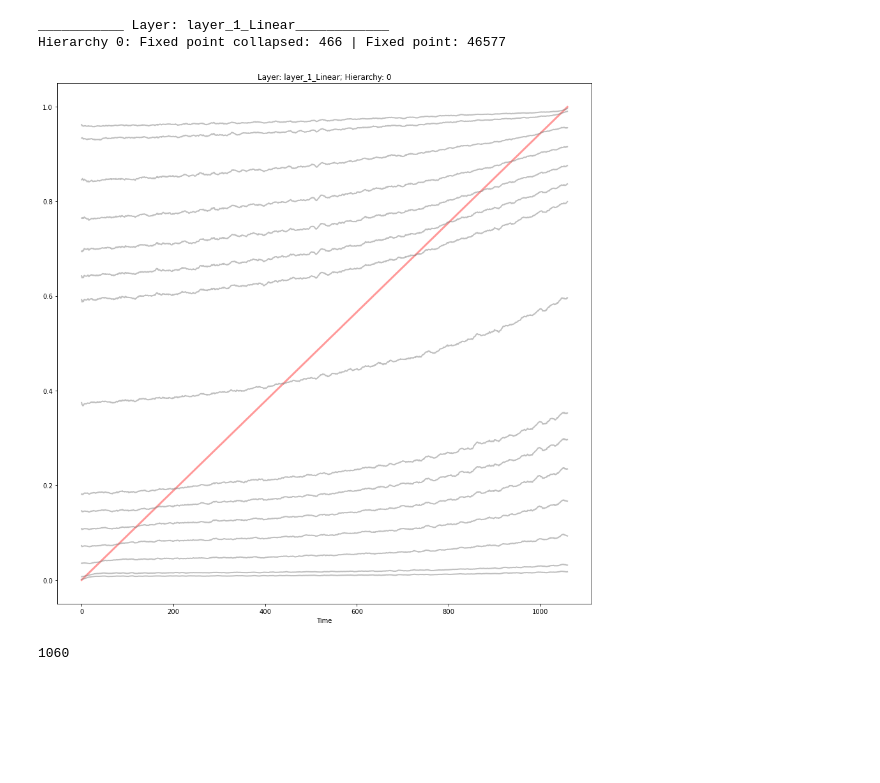
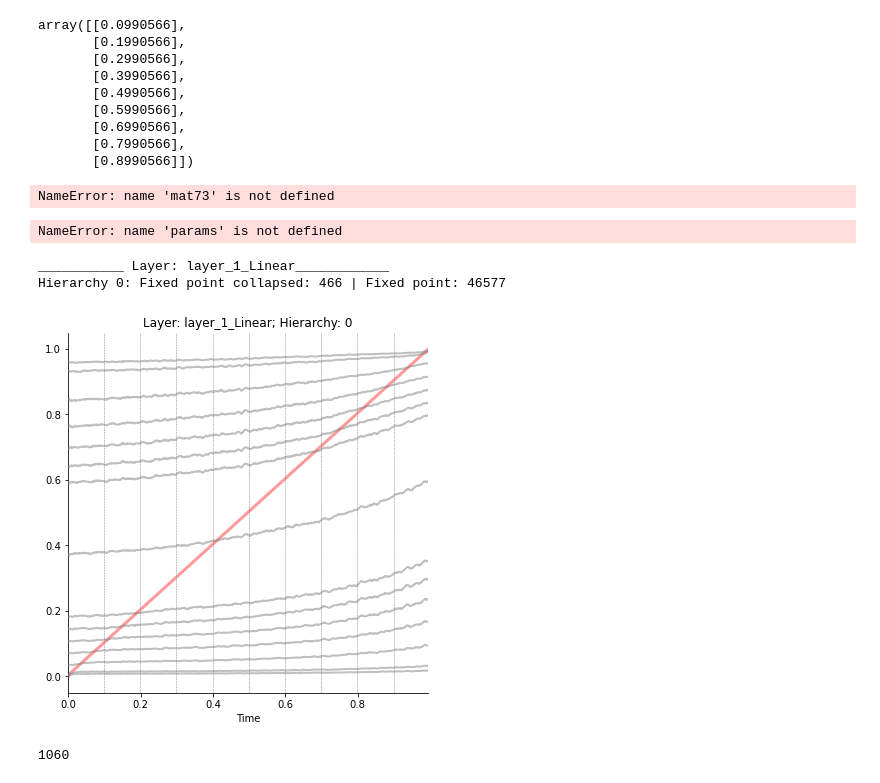
Before and after one commit to eghbalhosseini/neural_manifolds, a Jupyter notebook: KNN_analysis_func_standardize_eh_edit.ipynb, the cells around one changed output. Drawn from its saved outputs; the diff is of its cells as text; code cells hidden in the pictures; blank space fills up the shorter version.

```diff
--- a/KNN_analysis_func_standardize_eh_edit.ipynb
+++ b/KNN_analysis_func_standardize_eh_edit.ipynb
@@ -43,3 +66,51 @@ if load_d:
+# %%
+hier_accu=[hier_accu[x] for x in fixed_idx]
+accuracies=np.stack([x[2] for x in hier_accu])
+batches=np.stack([x[1] for x in hier_accu])
+epochs=np.stack([x[0] for x in hier_accu])
+epoch_factor=1e3*np.ceil(np.max(batches)/1e3)
+epoch_batch=epoch_factor*epochs+batches
+# %%
+x_bar= np.arange(len(batches))/len(batches)
+epoch_bar=np.argwhere(np.diff(epochs))/(len(batches))
+epoch_bar
+# %% [output]
+array([[0.0990566],
+       [0.1990566],
+       [0.2990566],
+       [0.3990566],
+       [0.4990566],
+       [0.5990566],
+       [0.6990566],
+       [0.7990566],
+       [0.8990566]])
+# %%
+# load mftma files
+data_=pickle.load(open(os.path.join(analyze_dir,analyze_identifier,model_identifier,train_identifier, f'{model_identifier}_cosine_center_covar_pooled_v3.pkl'), 'rb'))
+
+covar_res=data_['center_covar_results']
+#if not os.path.exists(os.path.join(result_dir,analyze_identifier,model_identifier)):
+#        os.makedirs(os.path.join(result_dir,analyze_identifier,model_identifier))
+temp=[np.asarray([x['seq'] for x in covar_res[y]]) for y in covar_res.keys()]
+y=temp[0]
+for k in temp:
+    y=np.intersect1d(y,k)
+l_num=1
+mftma_epochs=[np.asarray([x['epoch'] for x in covar_res[y]]) for y in covar_res.keys()]
+mftma_batch=[np.asarray([x['batch'] for x in covar_res[y]]) for y in covar_res.keys()]
+layer_data=covar_res['layer_1_Linear']
+layer_mftma=[x['center_covar'] for x in layer_data]
+mftma_epoch_batch=epoch_factor*np.array(mftma_epochs[l_num])+np.array(mftma_batch[l_num])
+array_correspondance=[np.argwhere(x==epoch_batch) for x in mftma_epoch_batch]
+params = train_pool[model_identifier]()
+params.load_dataset()
+transfo_mat=params.dataset.transformation_mats
+# %% [output]
+NameError: name 'mat73' is not defined
+# %%
+within_class_id=[np.unique(x,axis=0)+1 for x in params.dataset.hierarchical_target]
+# %% [output]
+NameError: name 'params' is not defined
 # %%
 ## INCLUDE PLOTS IN THE LOOP ##
 ## SPECS ALL ##
@@ -116,37 +187,44 @@ for row, layer in enumerate(layers):
         print(f'Hierarchy {hier_idx}: Fixed point collapsed: {fixed_point_collapsed} | Fixed point: {fixed_point}')
 
         ## PLOTS ##
         alpha=0.5
-        plt.figure(figsize=(15,15))
+        plt.figure(figsize=(15,10))
+        ax=plt.subplot(position=(.1,.1,.5*10/15,.5))
         for i in range(len(p_array)):
-            plt.plot(np.arange(1060),moving_average(p_collapse[i], av_window), label=f'Percentile {p_array[i]}', alpha=alpha, color='grey',linewidth=2,zorder=5)
+            plt.plot(moving_average(x_bar,av_window),moving_average(p_collapse[i], av_window), label=f'Percentile {p_array[i]}', alpha=alpha, color='grey',linewidth=2,zorder=5)
 #         for h in range(6):
 #             plt.plot(np.arange(1060),moving_average([accs[i][h] for i in range(len(accs))],av_window)/100,label=f'hier: {h}')
         if load_d:
             k=1 # layer 1
             layer_data=d['dist'][k]
             for h, hier_data in enumerate(layer_data):
                 distance_data=hier_data['data'].mean(axis=1)
                 corrected_data=list(np.empty(1060)*np.NaN)
                 for idx, x in enumerate(d['arr_']):
                     corrected_data[int(x)]=distance_data[idx]
 
                 plt.plot(moving_average(corrected_data/np.max(corrected_data),av_window),label=f"n_class:{hier_data['data'].shape[1]}")
 
         plt.xlabel('Time')
         plt.title(f'Layer: {layer}; Hierarchy: {hier_idx}')
-        plt.plot(np.arange(len(p_collapse[0])), time_diag_collapsed,color=(1,.5,.5), label='Current pseudotime',linewidth=3,zorder=0,alpha=.8)
+        ax.plot(moving_average(x_bar,av_window), time_diag_collapsed,color=(1,.5,.5), label='Current pseudotime',linewidth=3,zorder=0,alpha=.8)
+        ax.spines['right'].set_visible(False)
+        ax.spines['top'].set_visible(False)
+        ax.vlines(epoch_bar,ax.get_ylim()[0],ax.get_ylim()[1],color=(.5,.5,.5),linestyle='dashed',linewidth=.5)
+        #ax.autoscale(enable=True, axis='x', tight=True)
+        #ax.autoscale(enable=True, axis='y', tight=True)
 
+        ax.
 if not os.path.exists(f'{RESULTDIR}/{train_identifier}'):
     os.makedirs(f'{RESULTDIR}/{train_identifier}')
 
 plt.savefig(f'{RESULTDIR}/{train_identifier}/knn_{model_identifier}_{v}.pdf')
 # fig1.savefig(f'{RESULTDIR}/{train_identifier}/fig1_{model_identifier}_{v}.pdf')
 # fig2.savefig(f'{RESULTDIR}/{train_identifier}/fig2_{model_identifier}_{v}.pdf')
 # %% [output]
 ___________ Layer: layer_1_Linear____________
 Hierarchy 0: Fixed point collapsed: 466 | Fixed point: 46577
-[figure, old version]
+[figure, new version]
 # %%
 len(p_collapse[0])
 # %% [output]
```
Also changed, not shown: parts of 2 cells of this notebook, 2 other files.
